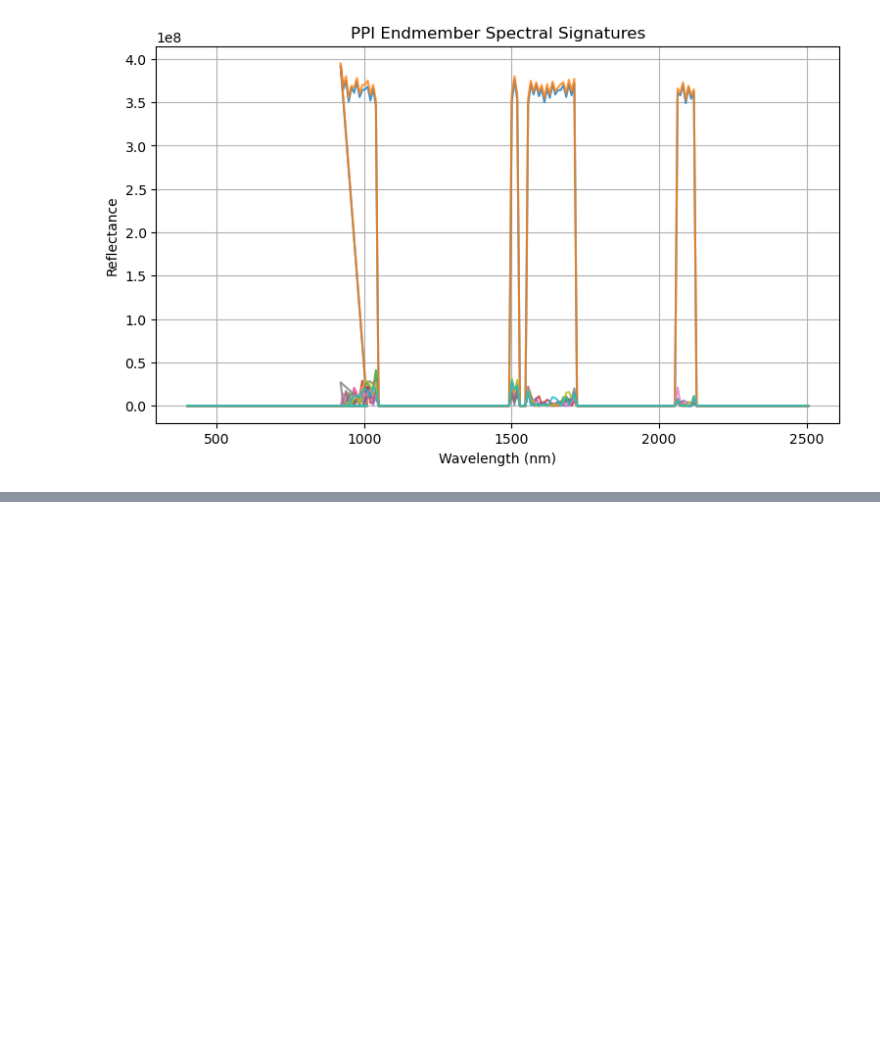
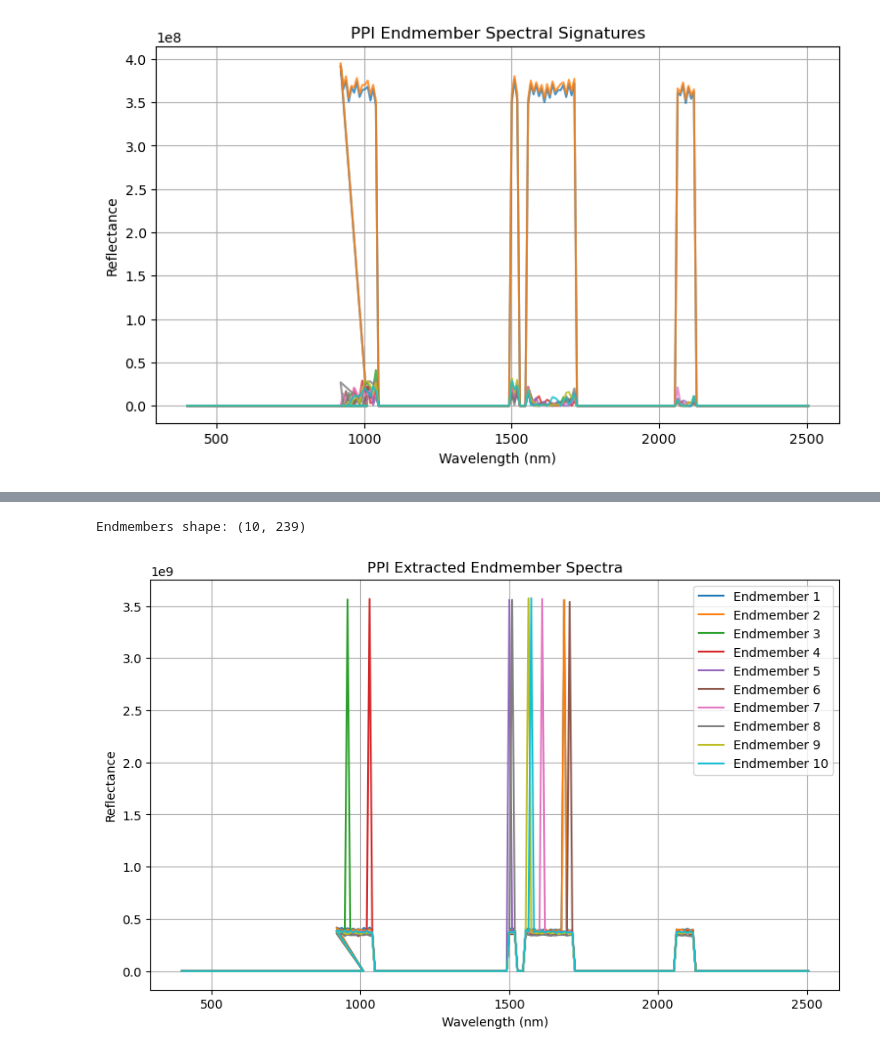
Before and after one commit to Daljit777/hyperspec_project, a Jupyter notebook: project.ipynb, the cells around one changed output, grey strips where cells are left out. Drawn from its saved outputs; the diff is of its cells as text; code cells hidden in the pictures; blank space fills up the shorter version.

```diff
--- a/project.ipynb
+++ b/project.ipynb
@@ -933,0 +1035,25 @@ plt.show()
+# %%
+import numpy as np
+import matplotlib.pyplot as plt
+
+# Load data
+endmembers = np.load("endmembers.npy")   # (10, 239)
+wavelengths = np.load("wavelengths_fixed.npy")  # (239,)
+
+print("Endmembers shape:", endmembers.shape)
+
+# Plot
+plt.figure(figsize=(10,6))
+
+for i in range(endmembers.shape[0]):
+    plt.plot(wavelengths, endmembers[i], label=f"Endmember {i+1}")
+
+plt.xlabel("Wavelength (nm)")
+plt.ylabel("Reflectance")
+plt.title("PPI Extracted Endmember Spectra")
+plt.legend()
+plt.grid(True)
+plt.show()
+# %% [output]
+Endmembers shape: (10, 239)
+[figure, added]
```
Also changed, not shown: parts of 5 cells of this notebook.
